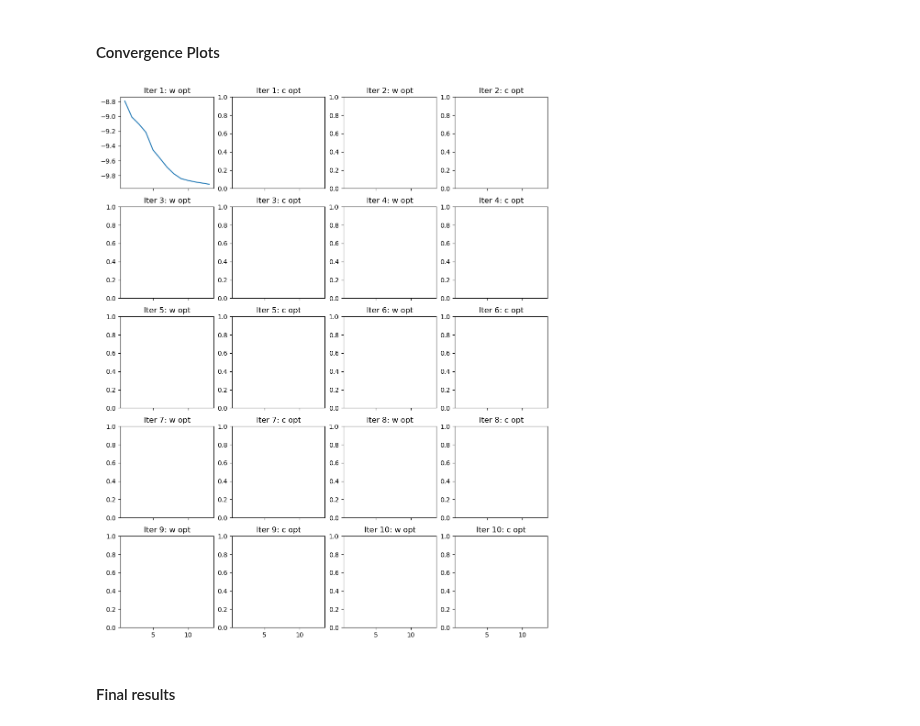
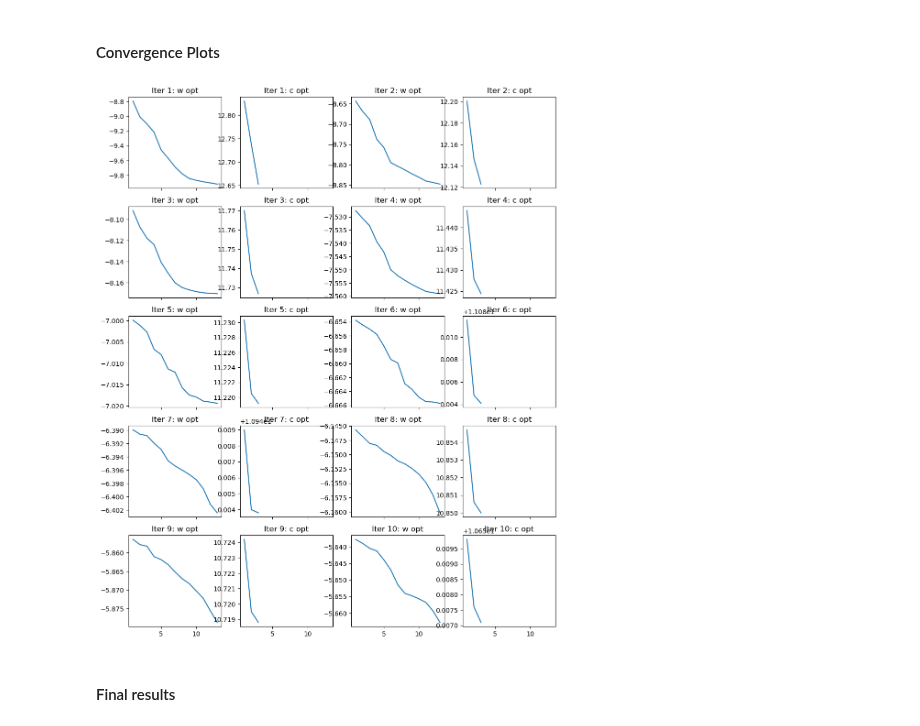
Before and after one commit to mcstanle/cf_inversion_sb_admm, a Jupyter notebook: output_investigation_08.ipynb, the cells around one changed output. Saved outputs shown, nothing was run; the diff lists cells and outputs as text; code cells hidden in the pictures.

```diff
--- a/output_investigation_08.ipynb
+++ b/output_investigation_08.ipynb
@@ -130,76 +130,94 @@ with open(BASE_DIR + '/08/stdout_it0.txt', 'r') as f:
 # isolate the trajectories from the w optimization
 all_obj_vals = [float(line[22:34].replace('D', 'e')) for line in stdout0_raw if 'At iterate' in line]
 traj_w_01 = all_obj_vals[:13]
-# traj_c_01 = all_obj_vals[13:16]
+traj_c_01 = all_obj_vals[13:16]
+traj_w_02 = all_obj_vals[16:29]
+traj_c_02 = all_obj_vals[29:32]
+traj_w_03 = all_obj_vals[32:45]
+traj_c_03 = all_obj_vals[45:48]
+traj_w_04 = all_obj_vals[48:61]
+traj_c_04 = all_obj_vals[61:64]
+traj_w_05 = all_obj_vals[64:77]
+traj_c_05 = all_obj_vals[77:80]
+traj_w_06 = all_obj_vals[80:93]
+traj_c_06 = all_obj_vals[93:96]
+traj_w_07 = all_obj_vals[96:109]
+traj_c_07 = all_obj_vals[109:112]
+traj_w_08 = all_obj_vals[112:125]
+traj_c_08 = all_obj_vals[125:128]
+traj_w_09 = all_obj_vals[128:141]
+traj_c_09 = all_obj_vals[141:144]
+traj_w_10 = all_obj_vals[144:157]
+traj_c_10 = all_obj_vals[157:]
 # %%
 fig, ax = plt.subplots(ncols=4, nrows=5, figsize=(12, 15), sharex=True)
 
 # iteration 1
 ax[0, 0].plot(np.arange(1, len(traj_w_01) + 1), traj_w_01)
-# ax[0, 1].plot(np.arange(1, len(traj_c_01) + 1), traj_c_01)
+ax[0, 1].plot(np.arange(1, len(traj_c_01) + 1), traj_c_01)
 
 # iteration 2
-# ax[0, 2].plot(np.arange(1, len(traj_w_02) + 1), traj_w_02)
-# ax[0, 3].plot(np.arange(1, len(traj_c_02) + 1), traj_c_02)
+ax[0, 2].plot(np.arange(1, len(traj_w_02) + 1), traj_w_02)
+ax[0, 3].plot(np.arange(1, len(traj_c_02) + 1), traj_c_02)
 
 # # iteration 3
-# ax[1, 0].plot(np.arange(1, len(traj_w_03) + 1), traj_w_03)
-# ax[1, 1].plot(np.arange(1, len(traj_c_03) + 1), traj_c_03)
+ax[1, 0].plot(np.arange(1, len(traj_w_03) + 1), traj_w_03)
+ax[1, 1].plot(np.arange(1, len(traj_c_03) + 1), traj_c_03)
 
 # # iteration 4
-# ax[1, 2].plot(np.arange(1, len(traj_w_04) + 1), traj_w_04)
-# ax[1, 3].plot(np.arange(1, len(traj_c_04) + 1), traj_c_04)
+ax[1, 2].plot(np.arange(1, len(traj_w_04) + 1), traj_w_04)
+ax[1, 3].plot(np.arange(1, len(traj_c_04) + 1), traj_c_04)
 
 # # iteration 5
-# ax[2, 0].plot(np.arange(1, len(traj_w_05) + 1), traj_w_05)
-# ax[2, 1].plot(np.arange(1, len(traj_c_05) + 1), traj_c_05)
+ax[2, 0].plot(np.arange(1, len(traj_w_05) + 1), traj_w_05)
+ax[2, 1].plot(np.arange(1, len(traj_c_05) + 1), traj_c_05)
 
 # # iteration 6
-# ax[2, 2].plot(np.arange(1, len(traj_w_06) + 1), traj_w_06)
-# ax[2, 3].plot(np.arange(1, len(traj_c_06) + 1), traj_c_06)
+ax[2, 2].plot(np.arange(1, len(traj_w_06) + 1), traj_w_06)
+ax[2, 3].plot(np.arange(1, len(traj_c_06) + 1), traj_c_06)
 
 # # iteration 7
-# ax[3, 0].plot(np.arange(1, len(traj_w_07) + 1), traj_w_07)
-# ax[3, 1].plot(np.arange(1, len(traj_c_07) + 1), traj_c_07)
+ax[3, 0].plot(np.arange(1, len(traj_w_07) + 1), traj_w_07)
+ax[3, 1].plot(np.arange(1, len(traj_c_07) + 1), traj_c_07)
 
 # # iteration 8
-# ax[3, 2].plot(np.arange(1, len(traj_w_08) + 1), traj_w_08)
-# ax[3, 3].plot(np.arange(1, len(traj_c_08) + 1), traj_c_08)
+ax[3, 2].plot(np.arange(1, len(traj_w_08) + 1), traj_w_08)
+ax[3, 3].plot(np.arange(1, len(traj_c_08) + 1), traj_c_08)
 
 # # iteration 9
-# ax[4, 0].plot(np.arange(1, len(traj_w_09) + 1), traj_w_09)
-# ax[4, 1].plot(np.arange(1, len(traj_c_09) + 1), traj_c_09)
+ax[4, 0].plot(np.arange(1, len(traj_w_09) + 1), traj_w_09)
+ax[4, 1].plot(np.arange(1, len(traj_c_09) + 1), traj_c_09)
 
 # # iteration 10
-# ax[4, 2].plot(np.arange(1, len(traj_w_10) + 1), traj_w_10)
-# ax[4, 3].plot(np.arange(1, len(traj_c_10) + 1), traj_c_10)
+ax[4, 2].plot(np.arange(1, len(traj_w_10) + 1), traj_w_10)
+ax[4, 3].plot(np.arange(1, len(traj_c_10) + 1), traj_c_10)
 
 
 # labels
 ax[0, 0].set_title('Iter 1: w opt')
 ax[0, 1].set_title('Iter 1: c opt')
 ax[0, 2].set_title('Iter 2: w opt')
 ax[0, 3].set_title('Iter 2: c opt')
 ax[1, 0].set_title('Iter 3: w opt')
 ax[1, 1].set_title('Iter 3: c opt')
 ax[1, 2].set_title('Iter 4: w opt')
 ax[1, 3].set_title('Iter 4: c opt')
 ax[2, 0].set_title('Iter 5: w opt')
 ax[2, 1].set_title('Iter 5: c opt')
 ax[2, 2].set_title('Iter 6: w opt')
 ax[2, 3].set_title('Iter 6: c opt')
 ax[3, 0].set_title('Iter 7: w opt')
 ax[3, 1].set_title('Iter 7: c opt')
 ax[3, 2].set_title('Iter 8: w opt')
 ax[3, 3].set_title('Iter 8: c opt')
 ax[4, 0].set_title('Iter 9: w opt')
 ax[4, 1].set_title('Iter 9: c opt')
 ax[4, 2].set_title('Iter 10: w opt')
 ax[4, 3].set_title('Iter 10: c opt')
 
 plt.show()
 # %% [output]
-[figure, old version]
+[figure, new version]
 # %% [markdown]
 #### Final results
 # %%
```
Also changed, not shown: parts of 11 cells of this notebook, 1 other file.
